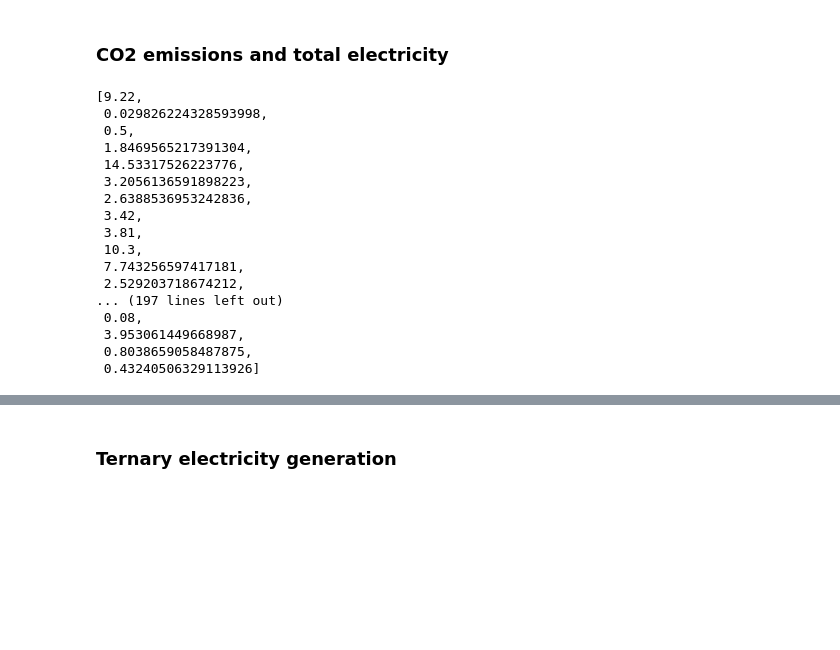
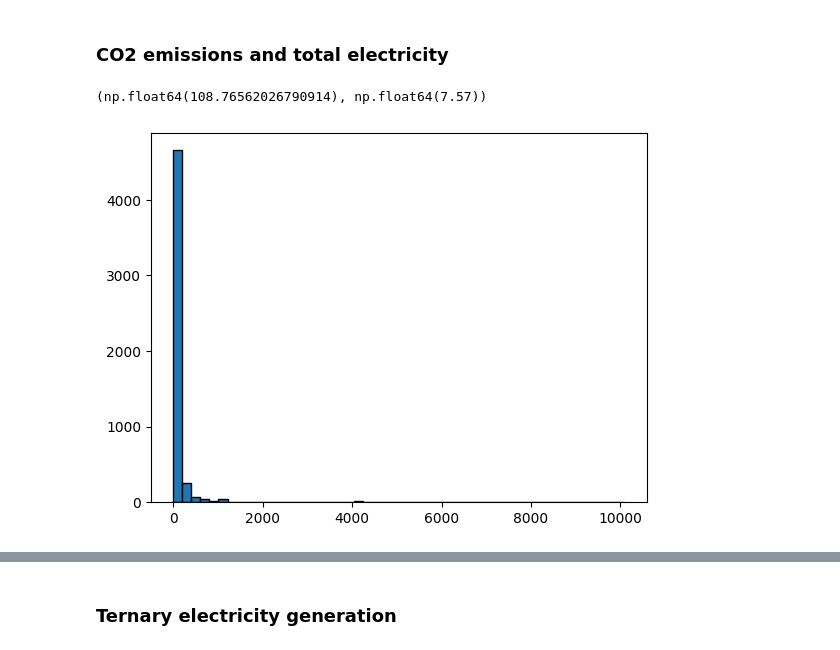
Before and after one commit to raulgarciadiez/energy_maps, a Jupyter notebook: color_code.ipynb, the cells around one changed output, grey strips where cells are left out. Saved outputs shown, nothing was run; the diff lists cells and outputs as text; code cells hidden in the pictures; blank space fills up the shorter version.

```diff
--- a/color_code.ipynb
+++ b/color_code.ipynb
@@ -385,22 +385,16 @@ plt.show()
 # %% [markdown]
 ### CO2 emissions and total electricity
 # %%
-[data.get("Total Generation per capita", 0) for data in year_results[Year].values()]
+all_emissions = [
+    data["Total Generation"]
+    for countries in year_results.values()
+    for data in countries.values()
+    if data.get("Total emissions per capita") is not None
+]
+
+
+plt.hist(all_emissions, bins=50, edgecolor='black')
+np.mean(all_emissions), np.median(all_emissions)
 # %% [output]
-[9.22,
- 0.029826224328593998,
- 0.5,
- 1.8469565217391304,
- 14.53317526223776,
- 3.2056136591898223,
- 2.6388536953242836,
- 3.42,
- 3.81,
- 10.3,
- 7.743256597417181,
- 2.529203718674212,
-... (197 lines left out)
- 0.08,
- 3.953061449668987,
- 0.8038659058487875,
- 0.43240506329113926]
+(np.float64(108.76562026790914), np.float64(7.57))
+[figure, added]
```
Also changed, not shown: parts of 4 cells of this notebook.
